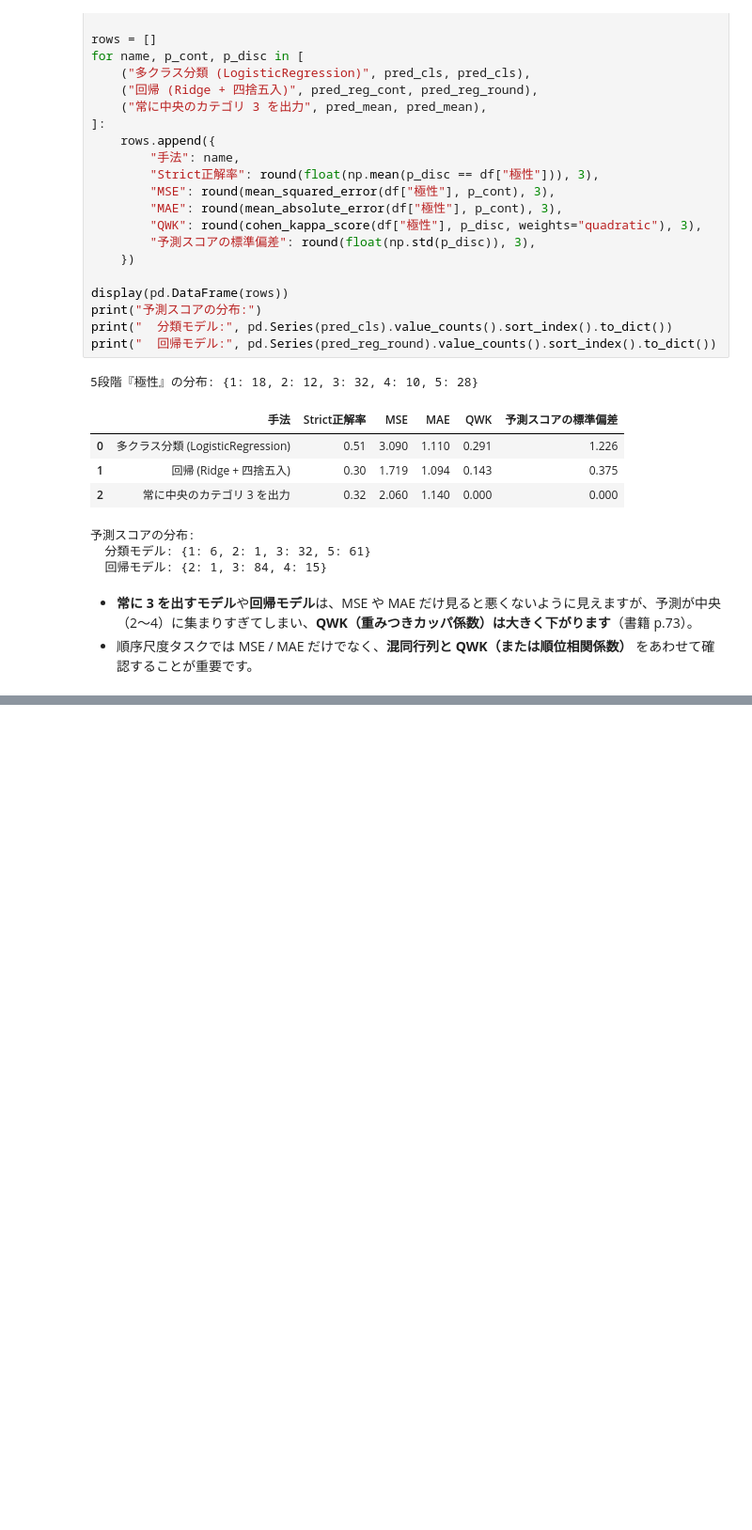
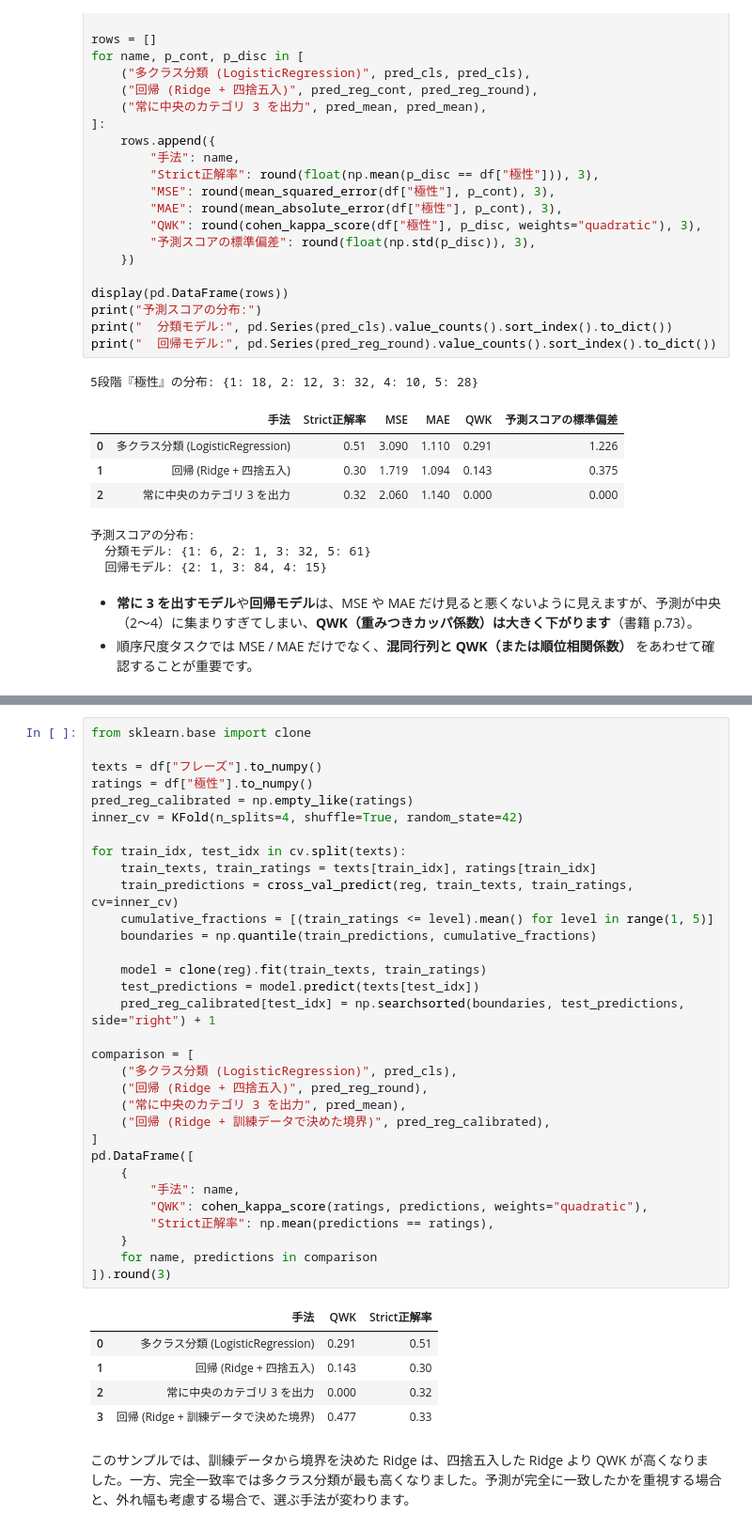
Before and after one commit to mamorlis/nlpbook, a Jupyter notebook: notebooks/ch2_ordinal_qwk.ipynb, the cells around one changed output, grey strips where cells are left out. Shown at 94% size. Cells and saved outputs as stored; diff of their text form; blank space fills up the shorter version.

```diff
--- a/notebooks/ch2_ordinal_qwk.ipynb
+++ b/notebooks/ch2_ordinal_qwk.ipynb
@@ -179,0 +192,40 @@ print("  回帰モデル:", pd.Series(pred_reg_round).value_counts().sort_index(
+# %%
+from sklearn.base import clone
+
+texts = df["フレーズ"].to_numpy()
+ratings = df["極性"].to_numpy()
+pred_reg_calibrated = np.empty_like(ratings)
+inner_cv = KFold(n_splits=4, shuffle=True, random_state=42)
+
+for train_idx, test_idx in cv.split(texts):
+    train_texts, train_ratings = texts[train_idx], ratings[train_idx]
+    train_predictions = cross_val_predict(reg, train_texts, train_ratings, cv=inner_cv)
+    cumulative_fractions = [(train_ratings <= level).mean() for level in range(1, 5)]
+    boundaries = np.quantile(train_predictions, cumulative_fractions)
+
+    model = clone(reg).fit(train_texts, train_ratings)
+    test_predictions = model.predict(texts[test_idx])
+    pred_reg_calibrated[test_idx] = np.searchsorted(boundaries, test_predictions, side="right") + 1
+
+comparison = [
+    ("多クラス分類 (LogisticRegression)", pred_cls),
+    ("回帰 (Ridge + 四捨五入)", pred_reg_round),
+    ("常に中央のカテゴリ 3 を出力", pred_mean),
+    ("回帰 (Ridge + 訓練データで決めた境界)", pred_reg_calibrated),
+]
+pd.DataFrame([
+    {
+        "手法": name,
+        "QWK": cohen_kappa_score(ratings, predictions, weights="quadratic"),
+        "Strict正解率": np.mean(predictions == ratings),
+    }
+    for name, predictions in comparison
+]).round(3)
+# %% [output]
+|  | 手法 | QWK | Strict正解率 |
+| 0 | 多クラス分類 (LogisticRegression) | 0.291 | 0.51 |
+| 1 | 回帰 (Ridge + 四捨五入) | 0.143 | 0.30 |
+| 2 | 常に中央のカテゴリ 3 を出力 | 0.000 | 0.32 |
+| 3 | 回帰 (Ridge + 訓練データで決めた境界) | 0.477 | 0.33 |
+# %% [markdown]
+このサンプルでは、訓練データから境界を決めた Ridge は、四捨五入した Ridge より QWK が高くなりました。一方、完全一致率では多クラス分類が最も高くなりました。予測が完全に一致したかを重視する場合と、外れ幅も考慮する場合で、選ぶ手法が変わります。
```
Also changed, not shown: parts of 1 cell of this notebook.
